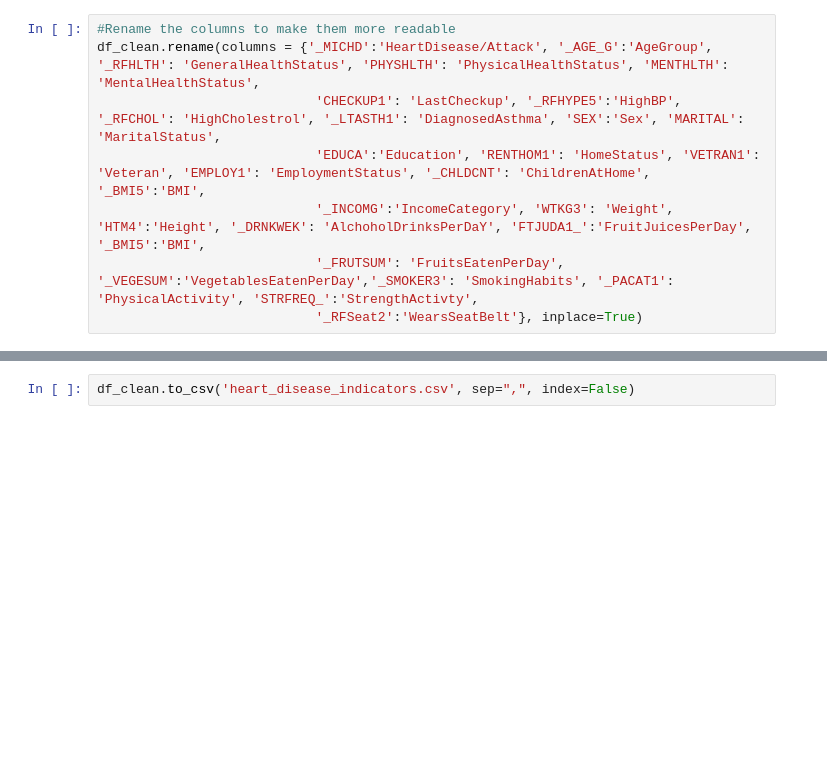
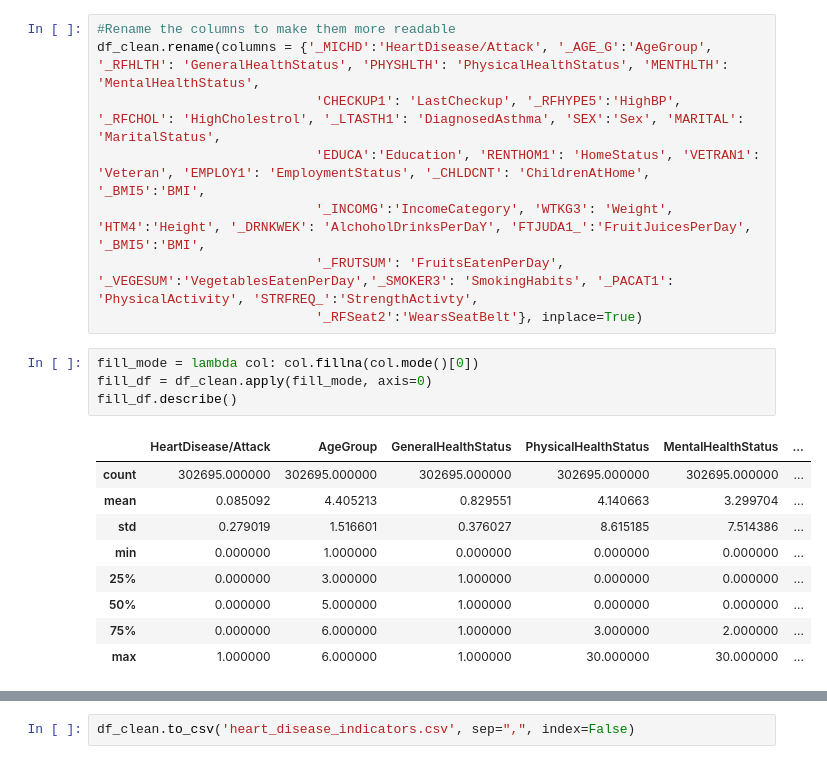
Before and after one commit to A-Refaie/DS_project, a Jupyter notebook: Heart_deasease_analysis.ipynb, the cells around one changed output, grey strips where cells are left out. Cells and saved outputs as stored; diff of their text form; blank space fills up the shorter version.

```diff
--- a/Heart_deasease_analysis.ipynb
+++ b/Heart_deasease_analysis.ipynb
@@ -221,4 +221,18 @@ df_clean.rename(columns = {'_MICHD':'HeartDisease/Attack', '_AGE_G':'AgeGroup',
                             '_INCOMG':'IncomeCategory', 'WTKG3': 'Weight', 'HTM4':'Height', '_DRNKWEK': 'AlchoholDrinksPerDaY', 'FTJUDA1_':'FruitJuicesPerDay', '_BMI5':'BMI',
                             '_FRUTSUM': 'FruitsEatenPerDay', '_VEGESUM':'VegetablesEatenPerDay','_SMOKER3': 'SmokingHabits', '_PACAT1': 'PhysicalActivity', 'STRFREQ_':'StrengthActivty',
                             '_RFSeat2':'WearsSeatBelt'}, inplace=True)
+# %%
+fill_mode = lambda col: col.fillna(col.mode()[0])
+fill_df = df_clean.apply(fill_mode, axis=0)
+fill_df.describe()
+# %% [output]
+|  | HeartDisease/Attack | AgeGroup | GeneralHealthStatus | PhysicalHealthStatus | MentalHealthStatus | ... |
+| count | 302695.000000 | 302695.000000 | 302695.000000 | 302695.000000 | 302695.000000 | ... |
+| mean | 0.085092 | 4.405213 | 0.829551 | 4.140663 | 3.299704 | ... |
+| std | 0.279019 | 1.516601 | 0.376027 | 8.615185 | 7.514386 | ... |
+| min | 0.000000 | 1.000000 | 0.000000 | 0.000000 | 0.000000 | ... |
+| 25% | 0.000000 | 3.000000 | 1.000000 | 0.000000 | 0.000000 | ... |
+| 50% | 0.000000 | 5.000000 | 1.000000 | 0.000000 | 0.000000 | ... |
+| 75% | 0.000000 | 6.000000 | 1.000000 | 3.000000 | 2.000000 | ... |
+| max | 1.000000 | 6.000000 | 1.000000 | 30.000000 | 30.000000 | ... |
 # %%
```
Also changed, not shown: parts of 2 cells of this notebook.
